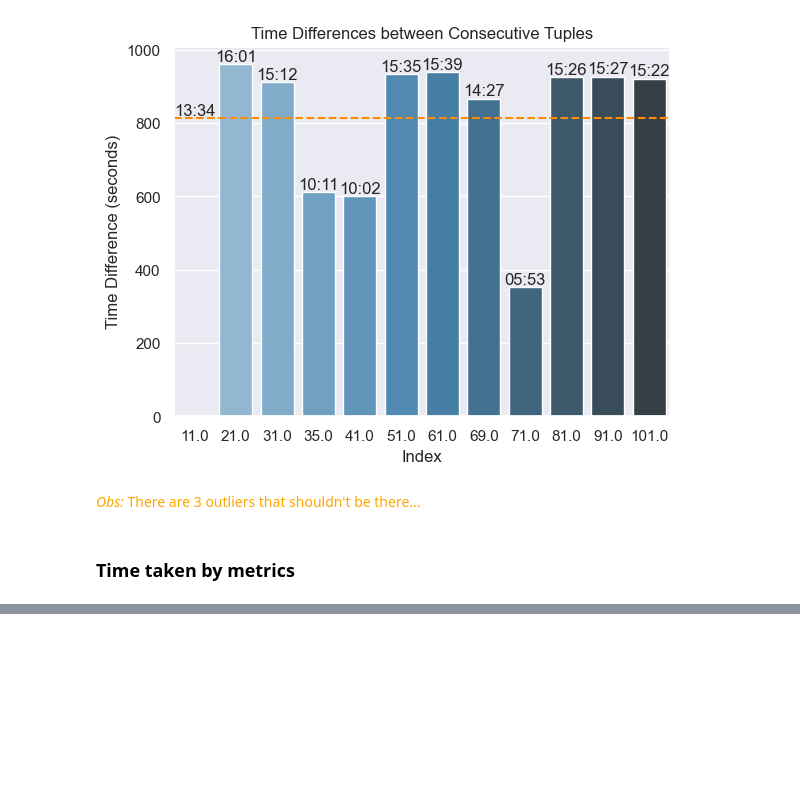
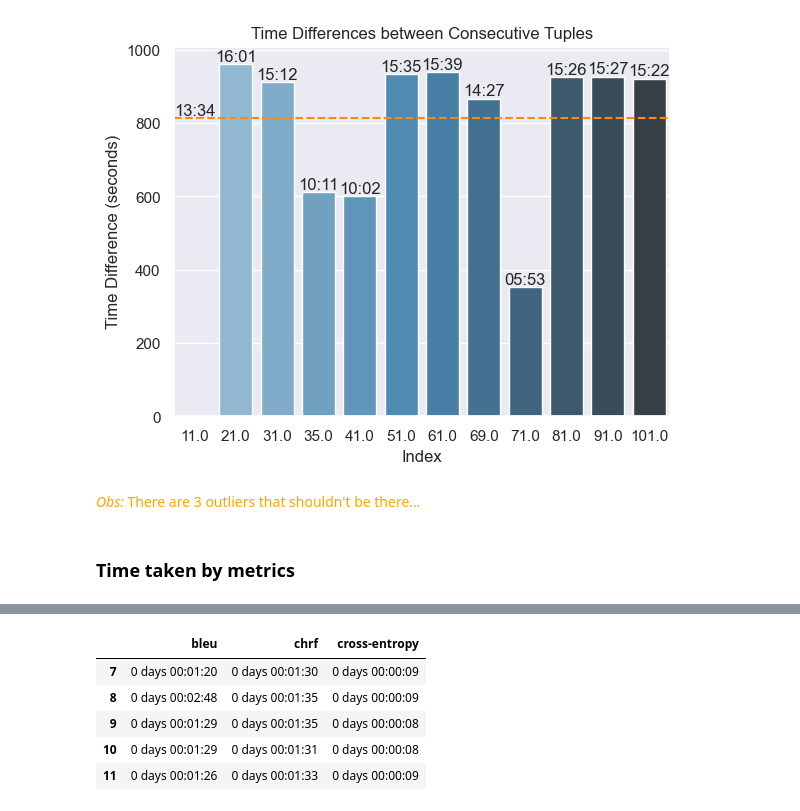
Before and after one commit to baladon-lucas-pardinas/NMT-Translation-gn-es, a Jupyter notebook: notebooks/tests.ipynb, the cells around one changed output, grey strips where cells are left out. Cells and saved outputs as stored; diff of their text form; code cells hidden in the pictures; blank space fills up the shorter version.

```diff
--- a/notebooks/tests.ipynb
+++ b/notebooks/tests.ipynb
@@ -307,0 +349,9 @@ def create_log_metric_dataframe(parsed_lines, debug=False):
+# %%
+time_metric_df.tail()
+# %% [output]
+|  | bleu | chrf | cross-entropy |
+| 7 | 0 days 00:01:20 | 0 days 00:01:30 | 0 days 00:00:09 |
+| 8 | 0 days 00:02:48 | 0 days 00:01:35 | 0 days 00:00:09 |
+| 9 | 0 days 00:01:29 | 0 days 00:01:35 | 0 days 00:00:08 |
+| 10 | 0 days 00:01:29 | 0 days 00:01:31 | 0 days 00:00:08 |
+| 11 | 0 days 00:01:26 | 0 days 00:01:33 | 0 days 00:00:09 |
```
Also changed, not shown: parts of 15 cells of this notebook.
